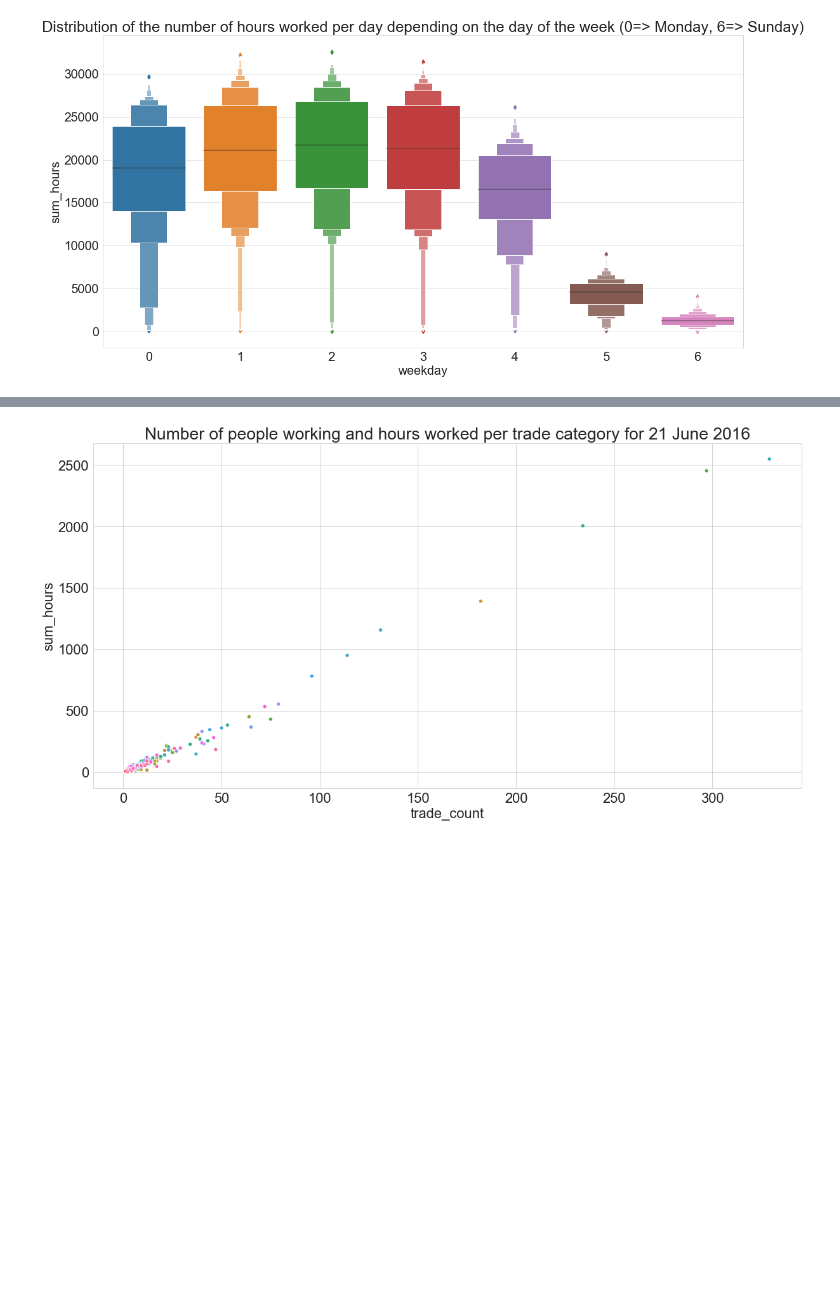
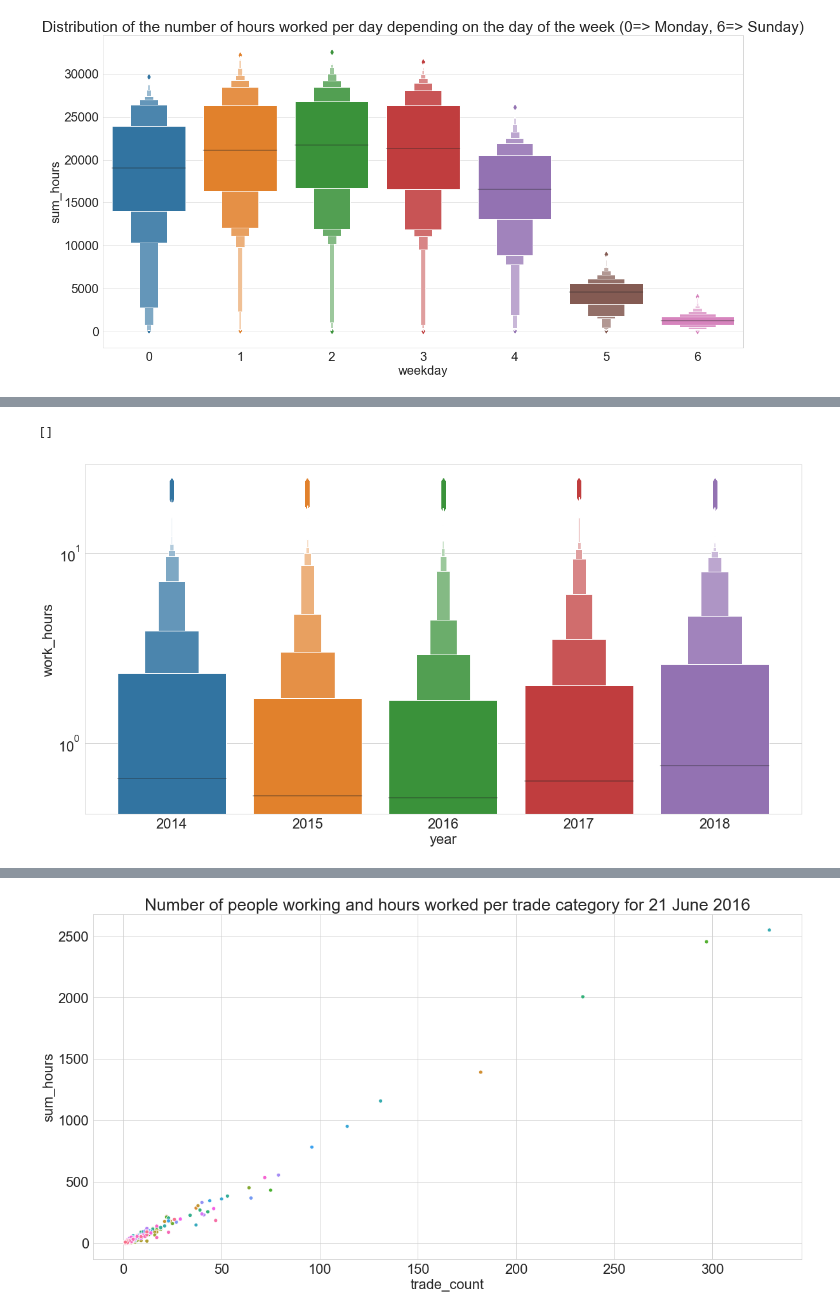
Before and after one commit to percevalve/reading_project_files, a Jupyter notebook: read OneDrive_1_05-10-2018(swipe In and Out).ipynb, the cells around one changed output, grey strips where cells are left out. Cells and saved outputs as stored; diff of their text form; code cells hidden in the pictures; blank space fills up the shorter version.

```diff
--- a/read OneDrive_1_05-10-2018(swipe In and Out).ipynb
+++ b/read OneDrive_1_05-10-2018(swipe In and Out).ipynb
@@ -156,0 +152,7 @@ sns.boxenplot(data=people_per_day,x="weekday",y="sum_hours")\
+# %%
+sns.set_style("whitegrid")
+g = sns.boxenplot(data=all_data_but_2013,x="year",y="work_hours")
+g.semilogy()
+# %% [output]
+[]
+[figure, added]
```
Also changed, not shown: parts of 15 cells of this notebook.
